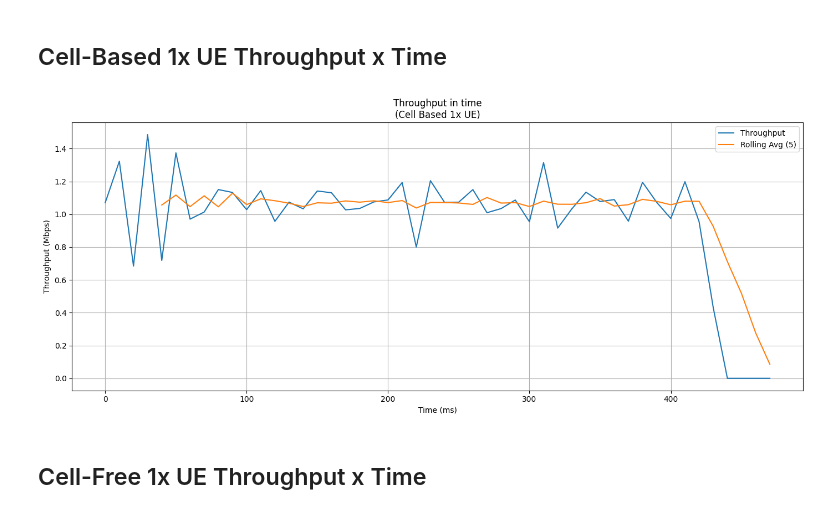
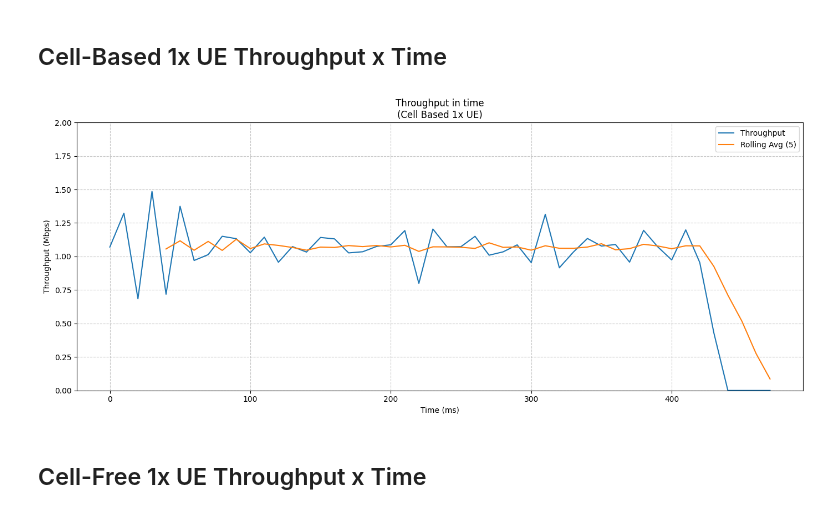
Before and after one commit to Surpr1se0/OAI-tests, a Jupyter notebook: scripts/1-ue-cb.ipynb, the cells around one changed output. Saved outputs shown, nothing was run; the diff lists cells and outputs as text; code cells hidden in the pictures.

```diff
--- a/scripts/1-ue-cb.ipynb
+++ b/scripts/1-ue-cb.ipynb
@@ -45,20 +45,22 @@ df_cf_1x = pd.DataFrame({
 # %%
 # Calculate rolling average with a window of 5
 df_cb_1x["Rolling Avg (Mbps)"] = df_cb_1x["Throughput (Mbps)"].rolling(window=5).mean()
 
 # Graphic of Throughput and Rolling Average
 plt.figure(figsize=(14, 6))
 sns.lineplot(x="Time (ms)", y="Throughput (Mbps)", data=df_cb_1x, label="Throughput")
 sns.lineplot(x="Time (ms)", y="Rolling Avg (Mbps)", data=df_cb_1x, label="Rolling Avg (5)")
 plt.title("Throughput in time\n(Cell Based 1x UE)")
 plt.xlabel("Time (ms)")
 plt.ylabel("Throughput (Mbps)")
 plt.legend()
-plt.grid(True)
+
+plt.ylim(0, 2)
+plt.grid(True, linestyle='--', alpha=0.7)
 plt.tight_layout()
 plt.show()
 # %% [output]
-[figure, old version]
+[figure, new version]
 # %% [markdown]
 ## Cell-Free 1x UE Throughput x Time
 # %%
```
Also changed, not shown: parts of 1 cell of this notebook.
